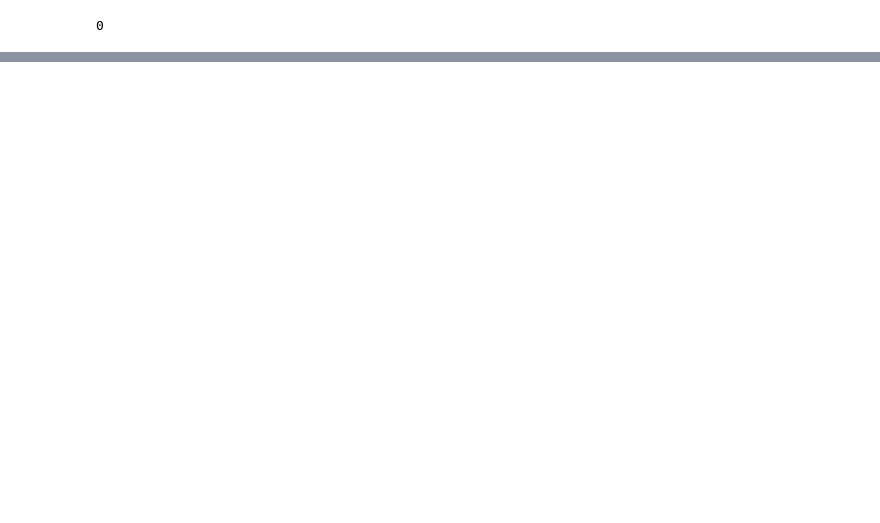
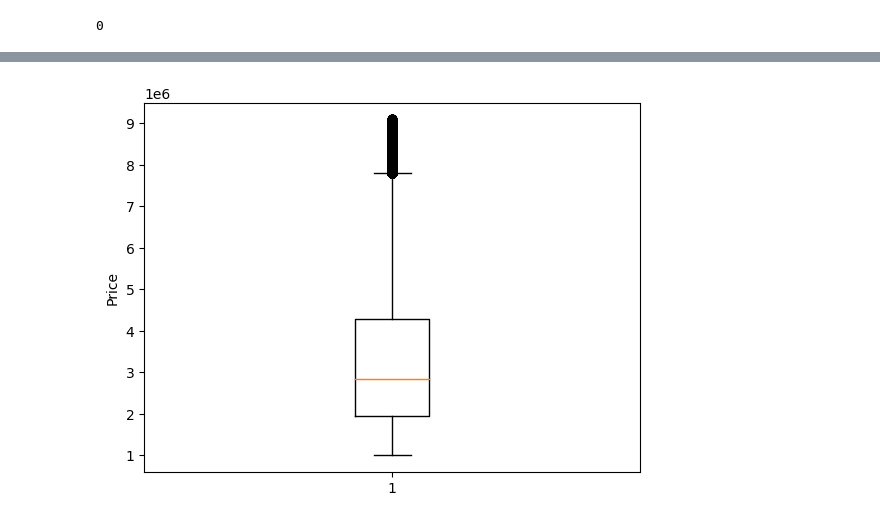
Before and after one commit to sophisticated21/Russian-Real-Estate-Docker-ML-Project, a Jupyter notebook: ML-algorithm-real-estate.ipynb, the cells around one changed output, grey strips where cells are left out. Cells and saved outputs as stored; diff of their text form; code cells hidden in the pictures; blank space fills up the shorter version.

```diff
--- a/ML-algorithm-real-estate.ipynb
+++ b/ML-algorithm-real-estate.ipynb
@@ -293,0 +305,7 @@ len(rooms_errors)
+# %%
+# Box plot of price
+plt.boxplot(df['price'])
+plt.ylabel('Price')
+plt.show()
+# %% [output]
+[figure, added]
```
Also changed, not shown: parts of 21 cells of this notebook, 1 other file.
